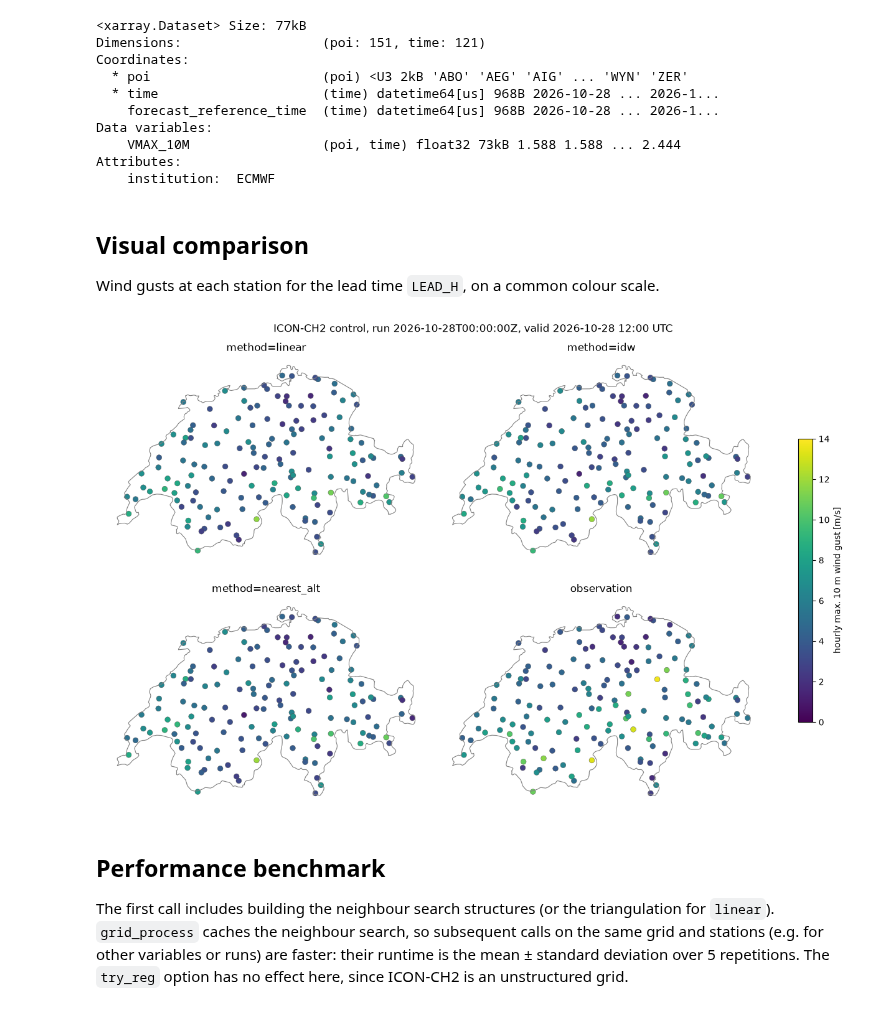
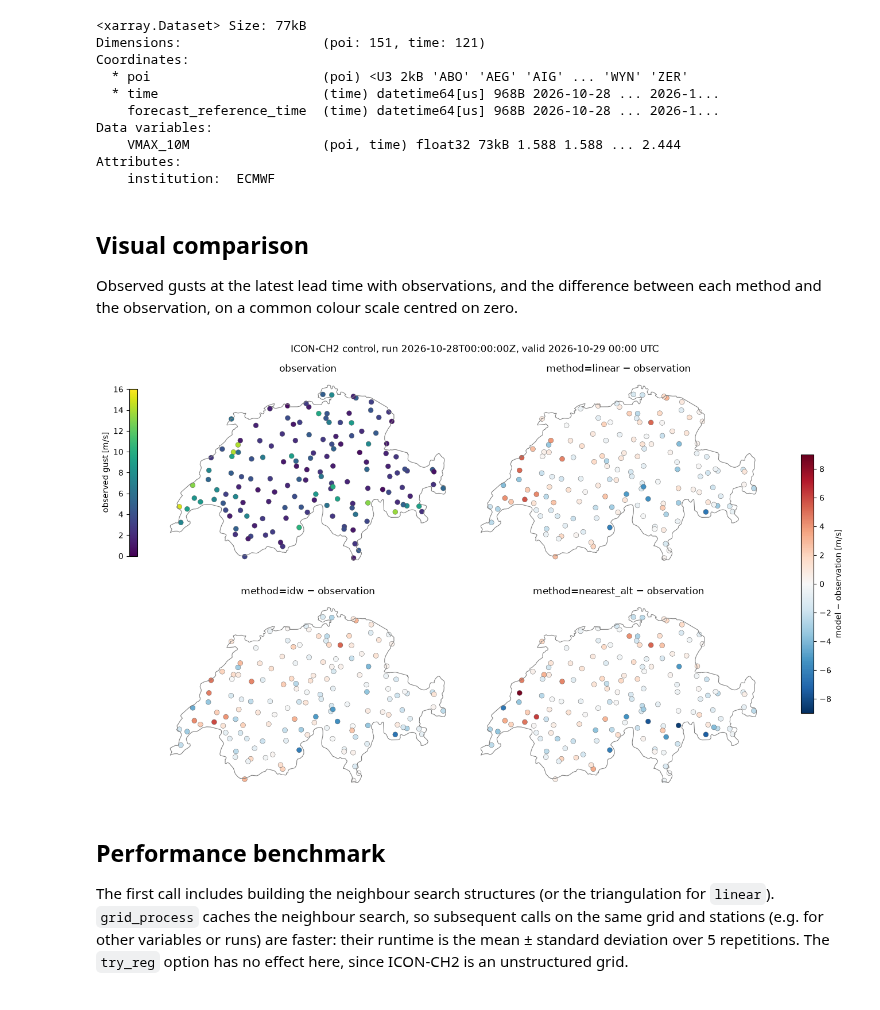
Before and after one commit to MeteoSwiss/grid-process, a Jupyter notebook: doc/examples/01_interp2poi_icon_wind_gusts.ipynb, the cells around one changed output. Cells and saved outputs as stored; diff of their text form; code cells hidden in the pictures.

```diff
--- a/doc/examples/01_interp2poi_icon_wind_gusts.ipynb
+++ b/doc/examples/01_interp2poi_icon_wind_gusts.ipynb
@@ -18,14 +18,23 @@ import datetime as dt
 import os
 import time
 import timeit
+from collections.abc import Callable
 from concurrent.futures import ThreadPoolExecutor
+from functools import partial
+from typing import Any
 
-import pyproj  # noqa: F401  # import before earthkit.data to avoid a crash at exit (earthkit-data#1202)
+# import pyproj before earthkit.data to avoid a crash at exit (earthkit-data#1202)
+import pyproj  # noqa: F401  # pylint: disable=unused-import
 import eccodes_cosmo_resources
 
 # ICON GRIB files need the COSMO definitions of ecCodes
 os.environ["ECCODES_DEFINITION_PATH"] = str(eccodes_cosmo_resources.get_definitions_path())
 os.environ["ECCODES_VERSION_CHECK_OFF"] = "1"
+# no download progress bars: for ICON they would show the signed download URLs
+os.environ["TQDM_DISABLE"] = "1"
+# grid_process data model (read at import): the SwissMetNet metadata columns give the POI labels and altitudes
+os.environ["GRID_PROCESS__data_model__poi__coord_from"] = "station_abbr"
+os.environ["GRID_PROCESS__data_model__poi__alt_from"] = '["station_height_masl"]'
 
 import cartopy.io.shapereader as shpreader
 import earthkit.data as ekd
@@ -34,16 +43,16 @@ import matplotlib.pyplot as plt
 import numpy as np
 import pandas as pd
 import requests
+import xarray as xr
 
 import grid_process.grid_interp as gri
 import grid_process.timeseries as tms
 
-METHODS = {
+METHODS: dict[str, dict[str, Any]] = {
     "linear": {"method": "linear"},
     "idw": {"method": "idw", "k": 4, "weight_power": 2},
     "nearest_alt": {"method": "nearest_alt", "r_search": 1.7},
 }
-LEAD_H = 12  # lead time [h] shown on the maps, short enough to be covered by observations
 # %% [markdown]
 ## Source data
 
@@ -169,7 +180,8 @@ print(f"{len(pois)} stations, {pois.observation.notna().sum()} with an observati
 Each method is called once on all lead times. The duration of this first call is kept for the
 benchmark below.
 # %%
-results, first_call = {}, {}
+results: dict[str, xr.Dataset] = {}
+first_call: dict[str, float] = {}
 for label, kwargs in METHODS.items():
     t0 = time.perf_counter()
     results[label] = gri.interp2poi(ds, pois, **kwargs)
@@ -190,26 +202,31 @@ Attributes:
 # %% [markdown]
 ## Visual comparison
 
-Wind gusts at each station for the lead time `LEAD_H`, on a common colour scale.
+Observed gusts at the latest lead time with observations, and the difference between each method and the observation,
+on a common colour scale centred on zero.
 # %%
 borders = gpd.read_file(shpreader.natural_earth(resolution="10m", category="cultural", name="admin_0_countries"))
 switzerland = borders[borders["ADMIN"] == "Switzerland"].set_crs("EPSG:4326").to_crs("EPSG:2056")
 
-panels = [*METHODS, "observation"]
-vmax = np.ceil(pois[panels].max().max())
-fig, axes = plt.subplots(2, 2, figsize=(12, 8), layout="constrained")
-for ax, column in zip(axes.flat, panels):
+diff = pois[list(METHODS)].sub(pois["observation"], axis=0)
+diff_lim = np.ceil(np.nanmax(np.abs(diff.to_numpy())))
+panels = [("observation", pois["observation"], "viridis", 0, np.ceil(pois["observation"].max()))]
+panels += [(f"method={label} − observation", diff[label], "RdBu_r", -diff_lim, diff_lim) for label in METHODS]
+
+fig, axes = plt.subplots(2, 2, figsize=(13, 8), layout="constrained")
+for ax, (title, values, cmap, vmin, vmax) in zip(axes.flat, panels):
     switzerland.boundary.plot(ax=ax, color="0.5", linewidth=0.8)
-    pois.dropna(subset=column).plot(
-        column=column, ax=ax, cmap="viridis", vmin=0, vmax=vmax, markersize=40, edgecolor="0.3", linewidth=0.3
+    pois.assign(value=values).dropna(subset="value").plot(
+        column="value", ax=ax, cmap=cmap, vmin=vmin, vmax=vmax, markersize=40, edgecolor="0.3", linewidth=0.3
     )
-    ax.set_title(column if column == "observation" else f"method={column}")
+    ax.set_title(title)
     ax.set_axis_off()
-fig.colorbar(axes[0, 0].collections[-1], ax=axes, shrink=0.6, label="hourly max. 10 m wind gust [m/s]")
+fig.colorbar(axes[0, 0].collections[-1], ax=axes[0, 0], location="left", shrink=0.8, label="observed gust [m/s]")
+fig.colorbar(axes[1, 1].collections[-1], ax=axes, shrink=0.6, label="model − observation [m/s]")
 fig.suptitle(f"ICON-CH2 control, run {ref_time}, valid {pd.Timestamp(valid_time):%Y-%m-%d %H:%M} UTC")
 plt.show()
 # %% [output]
-[figure, old version]
+[figure, new version]
 # %% [markdown]
 ## Performance benchmark
 
```
Also changed, not shown: parts of 3 cells of this notebook, 5 other files.
